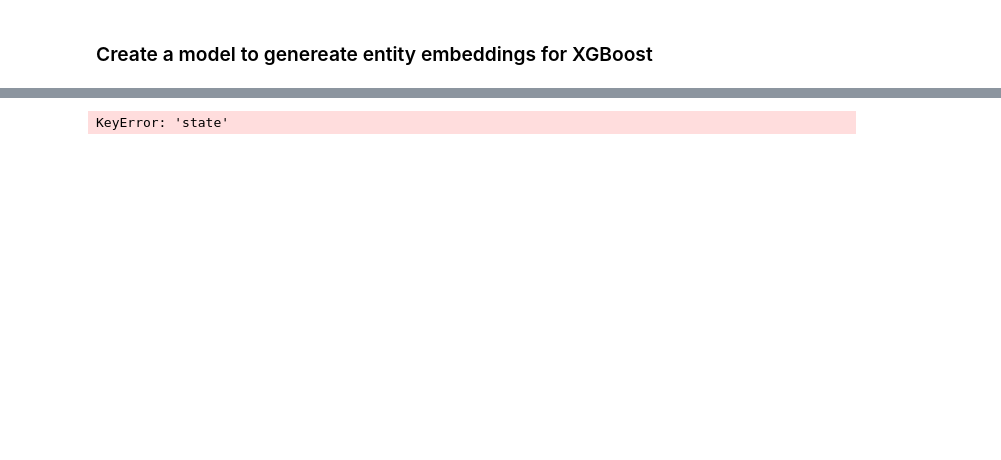
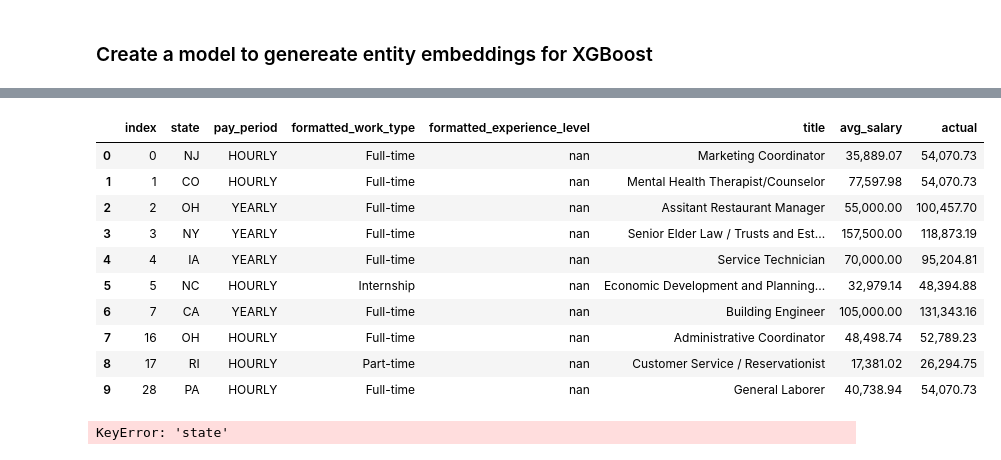
Before and after one commit to Trail3lazer/pay-estimator, a Jupyter notebook: job-estimator.ipynb, the cells around one changed output, grey strips where cells are left out. Saved outputs shown, nothing was run; the diff lists cells and outputs as text; code cells hidden in the pictures; blank space fills up the shorter version.

```diff
--- a/job-estimator.ipynb
+++ b/job-estimator.ipynb
@@ -297,0 +236,27 @@ Epoch 5/5
+# %%
+xgb_reg: xgb.XGBRegressor = xgb.XGBRegressor(
+    booster='dart',
+    random_state=1,
+    n_estimators=40,
+    max_depth=6,
+    eta=0.1,
+    subsample=0.7,
+    colsample_bytree=0.8,
+    objective='reg:squarederror',
+    eval_metric='mae',
+    early_stopping_rounds=10,
+    )
+
+training_pipe = Pipeline(steps=[
+    ("preprocess", preprocessor),
+    ('reg', xgb_reg)
+])
+
+x_train, x_test, y_train, y_test = train_test_split(x, y, test_size=.2, random_state=1)
+x_test = preprocessor.transform(x_test)
+
+xgb_pipe = training_pipe.fit(x_train, y_train,
+                             reg__eval_set=[(x_test, y_test)],
+                             )
+
+print(xgb_reg.best_score)
@@ -298,3 +281,22 @@ Epoch 5/5
+# %%
+xgb_reg.save_model('c:/dev/job-estimator/assets/XGBReggressor.ubj')
+
+test = df.head(10).copy()
+res = xgb_pipe.predict(test[x_cols])
+test['actual']=res
+display(HTML(test.style.format(precision=2,thousands=",").to_html()))
+# %% [output]
+|  | index | state | pay_period | formatted_work_type | formatted_experience_level | title | avg_salary | actual |
+| 0 | 0 | NJ | HOURLY | Full-time | nan | Marketing Coordinator | 35,889.07 | 54,070.73 |
+| 1 | 1 | CO | HOURLY | Full-time | nan | Mental Health Therapist/Counselor | 77,597.98 | 54,070.73 |
+| 2 | 2 | OH | YEARLY | Full-time | nan | Assitant Restaurant Manager | 55,000.00 | 100,457.70 |
+| 3 | 3 | NY | YEARLY | Full-time | nan | Senior Elder Law / Trusts and Est... | 157,500.00 | 118,873.19 |
+| 4 | 4 | IA | YEARLY | Full-time | nan | Service Technician | 70,000.00 | 95,204.81 |
+| 5 | 5 | NC | HOURLY | Internship | nan | Economic Development and Planning... | 32,979.14 | 48,394.88 |
+| 6 | 7 | CA | YEARLY | Full-time | nan | Building Engineer | 105,000.00 | 131,343.16 |
+| 7 | 16 | OH | HOURLY | Full-time | nan | Administrative Coordinator | 48,498.74 | 52,789.23 |
+| 8 | 17 | RI | HOURLY | Part-time | nan | Customer Service / Reservationist | 17,381.02 | 26,294.75 |
+| 9 | 28 | PA | HOURLY | Full-time | nan | General Laborer | 40,738.94 | 54,070.73 |
 # %%
 df = df[['title','state','avg_salary']].copy().dropna(axis=1)
 
```
Also changed, not shown: parts of 11 cells of this notebook, 5 other files.
